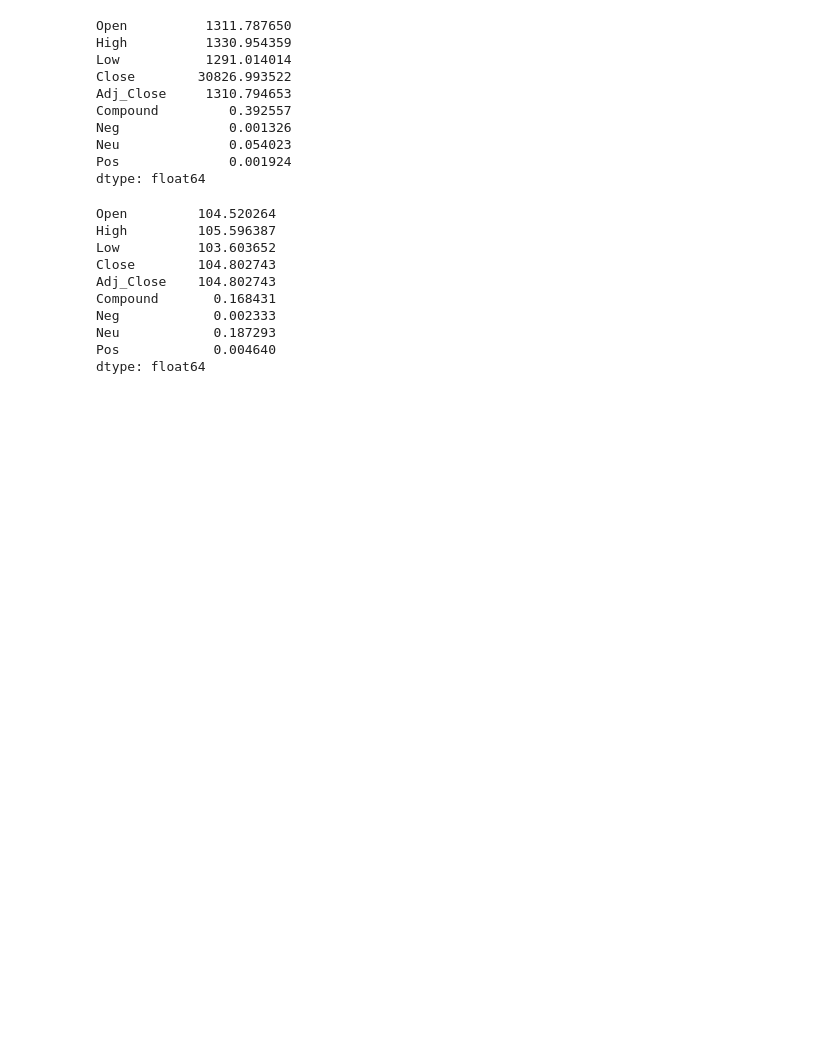
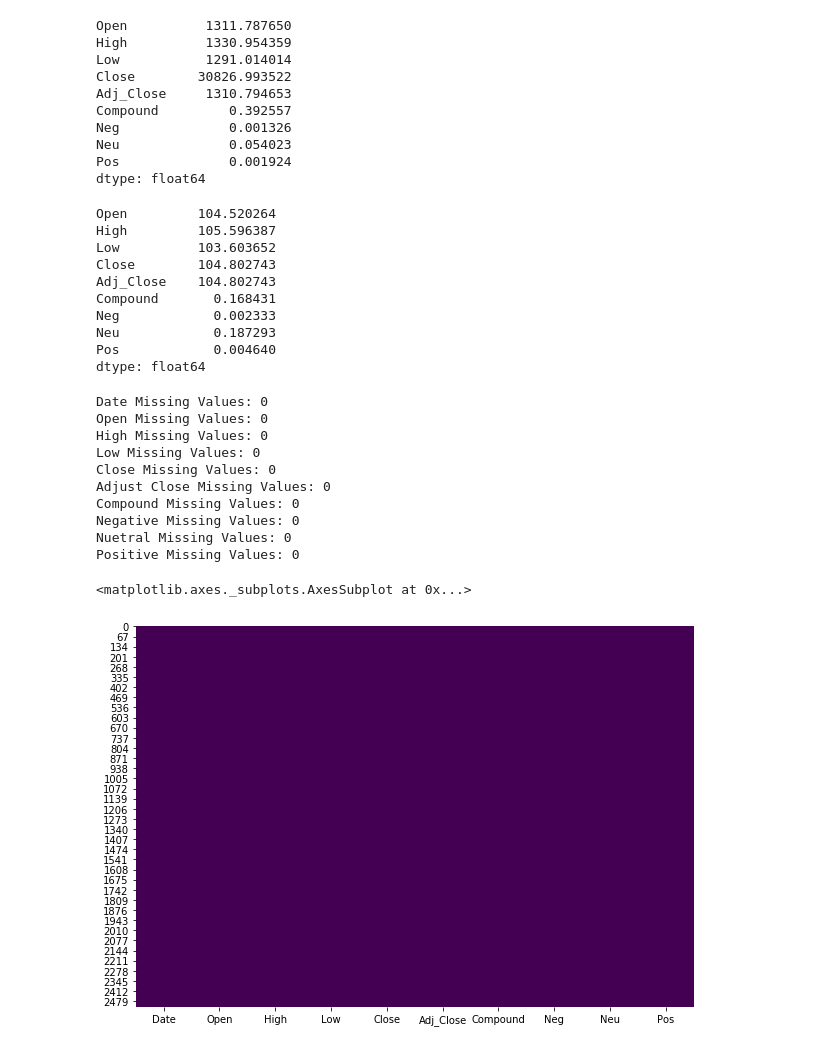
Before and after one commit to micattia/Capstone, a Jupyter notebook: 03_Univariate_analysis.ipynb, the cells around one changed output. Saved outputs shown, nothing was run; the diff lists cells and outputs as text; code cells hidden in the pictures; blank space fills up the shorter version.

```diff
--- a/03_Univariate_analysis.ipynb
+++ b/03_Univariate_analysis.ipynb
@@ -370,3 +371,40 @@ Neg            0.002333
 Neu            0.187293
 Pos            0.004640
 dtype: float64
+# %%
+# Check for Missing Values in Apple Data set
+count = sum(pd.isnull(dfAPPL['Date']))
+print("Date Missing Values: {}".format(count))
+count = sum(pd.isnull(dfAPPL['Open']))
+print("Open Missing Values: {}".format(count))
+count = sum(pd.isnull(dfAPPL['High']))
+print("High Missing Values: {}".format(count))
+count = sum(pd.isnull(dfAPPL['Low']))
+print("Low Missing Values: {}".format(count))
+count = sum(pd.isnull(dfAPPL['Close']))
+print("Close Missing Values: {}".format(count))
+count = sum(pd.isnull(dfAPPL['Adj_Close']))
+print("Adjust Close Missing Values: {}".format(count))
+count = sum(pd.isnull(dfAPPL['Compound']))
+print("Compound Missing Values: {}".format(count))
+count = sum(pd.isnull(dfAPPL['Neg']))
+print("Negative Missing Values: {}".format(count))
+count = sum(pd.isnull(dfAPPL['Neu']))
+print("Nuetral Missing Values: {}".format(count))
+count = sum(pd.isnull(dfAPPL['Pos']))
+print("Positive Missing Values: {}".format(count))
+pyplot.figure(figsize=(10,7))
+sns.heatmap(dfAPPL.isnull(), cbar = False, cmap = 'viridis')
+# %% [output]
+Date Missing Values: 0
+Open Missing Values: 0
+High Missing Values: 0
+Low Missing Values: 0
+Close Missing Values: 0
+Adjust Close Missing Values: 0
+Compound Missing Values: 0
+Negative Missing Values: 0
+Nuetral Missing Values: 0
+Positive Missing Values: 0
+<matplotlib.axes._subplots.AxesSubplot at 0x...>
+[figure, added]
```
Also changed, not shown: parts of 2 cells of this notebook.
